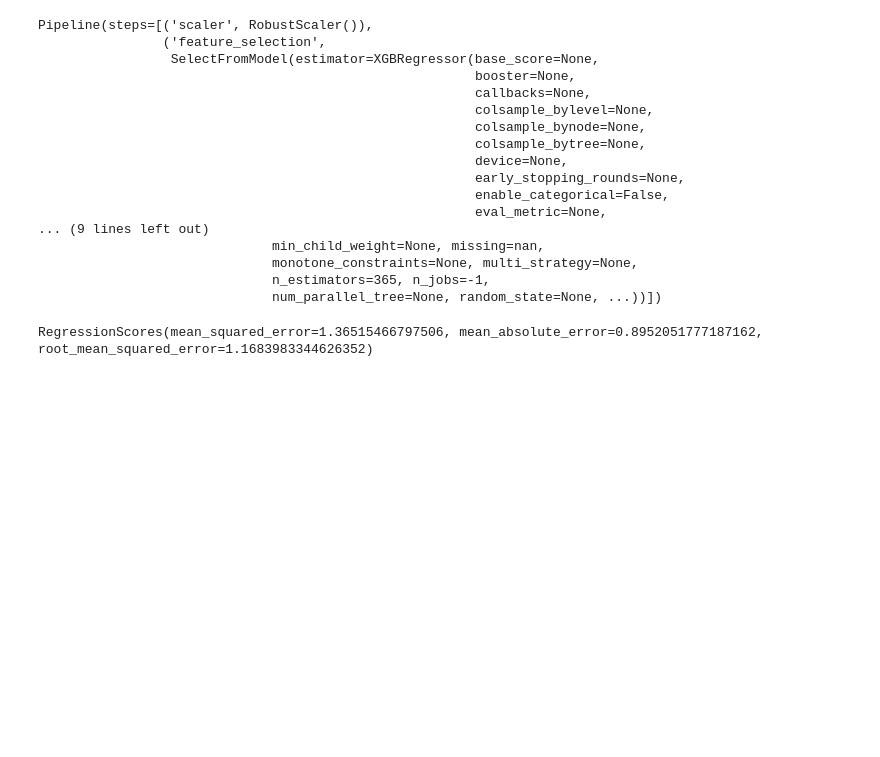
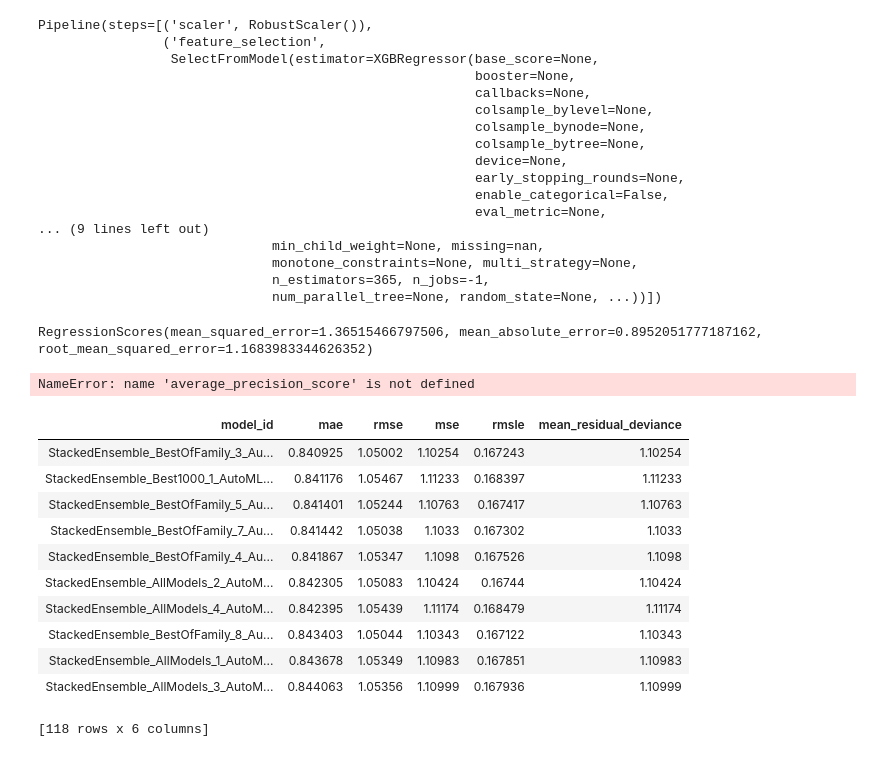
Before and after one commit to jzmujdzin/ml2-proj, a Jupyter notebook: regression.ipynb, the cells around one changed output. Saved outputs shown, nothing was run; the diff lists cells and outputs as text; code cells hidden in the pictures; blank space fills up the shorter version.

```diff
--- a/regression.ipynb
+++ b/regression.ipynb
@@ -376,3 +377,8 @@ best_model_scores = calculate_regression_scores(
 best_model_scores
 # %% [output]
 RegressionScores(mean_squared_error=1.36515466797506, mean_absolute_error=0.8952051777187162, root_mean_squared_error=1.1683983344626352)
+# %%
+import h2o
+h2o.init()
+train = h2o.H2OFrame(pd.concat([x, y], axis=1))
+test = h2o.H2OFrame(pd.concat([x_out_of_sample, y_out_of_sample], axis=1))
@@ -378,0 +390,25 @@ RegressionScores(mean_squared_error=1.36515466797506, mean_absolute_error=0.8952
+# %%
+aml_atp = h2o.automl.H2OAutoML(max_runtime_secs=600, stopping_metric='aucpr', nfolds=5, sort_metric='aucpr')
+aml_atp.train(x=[col for col in train.columns if col != 'class'], y='class', training_frame=train)
+lb = aml_atp.leaderboard
+# %%
+leaderboard = lb.as_data_frame()
+leaderboard['oos_mae'] = leaderboard['model_id'].apply(lambda x: oos_predict_with_h2o(x, test))
+leaderboard.sort_values(by='oos_mae', ascending=False)
+# %% [output]
+NameError: name 'average_precision_score' is not defined
+# %%
+lb
+# %% [output]
+| model_id | mae | rmse | mse | rmsle | mean_residual_deviance |
+| StackedEnsemble_BestOfFamily_3_Au... | 0.840925 | 1.05002 | 1.10254 | 0.167243 | 1.10254 |
+| StackedEnsemble_Best1000_1_AutoML... | 0.841176 | 1.05467 | 1.11233 | 0.168397 | 1.11233 |
+| StackedEnsemble_BestOfFamily_5_Au... | 0.841401 | 1.05244 | 1.10763 | 0.167417 | 1.10763 |
+| StackedEnsemble_BestOfFamily_7_Au... | 0.841442 | 1.05038 | 1.1033 | 0.167302 | 1.1033 |
+| StackedEnsemble_BestOfFamily_4_Au... | 0.841867 | 1.05347 | 1.1098 | 0.167526 | 1.1098 |
+| StackedEnsemble_AllModels_2_AutoM... | 0.842305 | 1.05083 | 1.10424 | 0.16744 | 1.10424 |
+| StackedEnsemble_AllModels_4_AutoM... | 0.842395 | 1.05439 | 1.11174 | 0.168479 | 1.11174 |
+| StackedEnsemble_BestOfFamily_8_Au... | 0.843403 | 1.05044 | 1.10343 | 0.167122 | 1.10343 |
+| StackedEnsemble_AllModels_1_AutoM... | 0.843678 | 1.05349 | 1.10983 | 0.167851 | 1.10983 |
+| StackedEnsemble_AllModels_3_AutoM... | 0.844063 | 1.05356 | 1.10999 | 0.167936 | 1.10999 |
+[118 rows x 6 columns]
```
Also changed, not shown: parts of 3 cells of this notebook, 1 other file.
